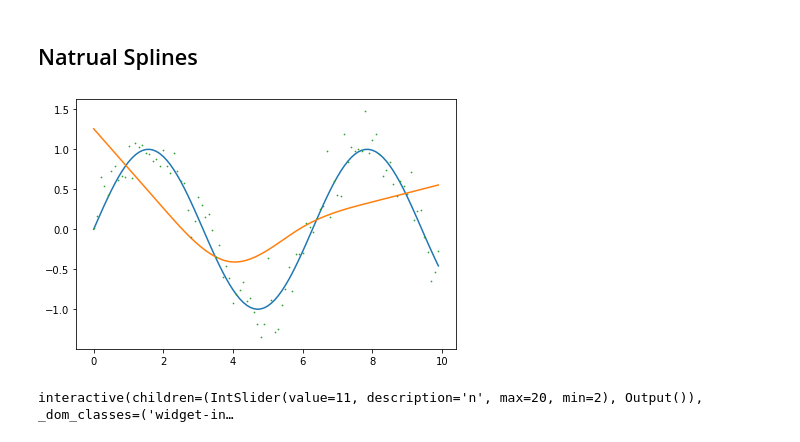
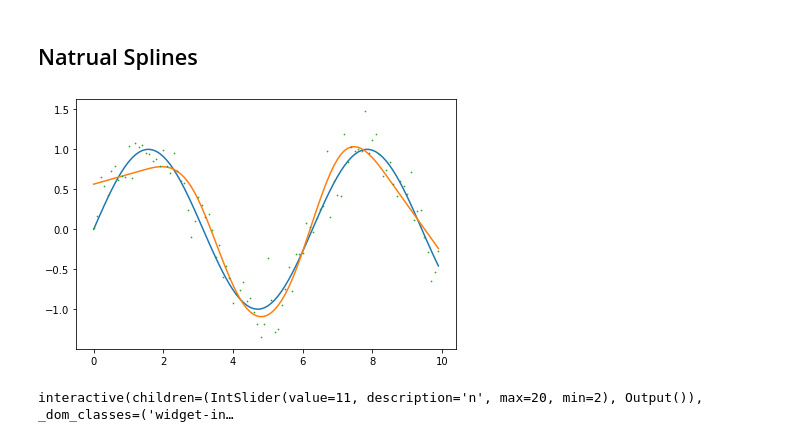
Before and after one commit to RDoerfel/binder, a Jupyter notebook: splines.ipynb, the cells around one changed output. Saved outputs shown, nothing was run; the diff lists cells and outputs as text; code cells hidden in the pictures.

```diff
--- a/splines.ipynb
+++ b/splines.ipynb
@@ -275,22 +275,22 @@ def natCubicSpline(X,knots):
         matBasis[1+k,:] = dk - dK1
     return matBasis
 # %%
-natSpline = natCubicSpline(x,4)
+natSpline = natCubicSpline(x,6)
 b = getB(natSpline,yNoise)
 # f(x) = b.T * h
 fx = b.reshape(len(b),1) * natSpline
 fx = sum(fx,0)
 
 # plot
 fig4 = plt.figure()
 ax4 = fig4.add_subplot(111)
 ax4.plot(x,y)
 ax4.plot(x,fx)
 ax4.plot(x,yNoise,'o',markersize = 0.7)
 plt.tight_layout()
 plt.show()
 # %% [output]
-[figure, old version]
+[figure, new version]
 # %%
 ## interactive part - get a feeling for number of knots in natural cubic splines
 
```
Also changed, not shown: parts of 1 cell of this notebook, 2 other files.
